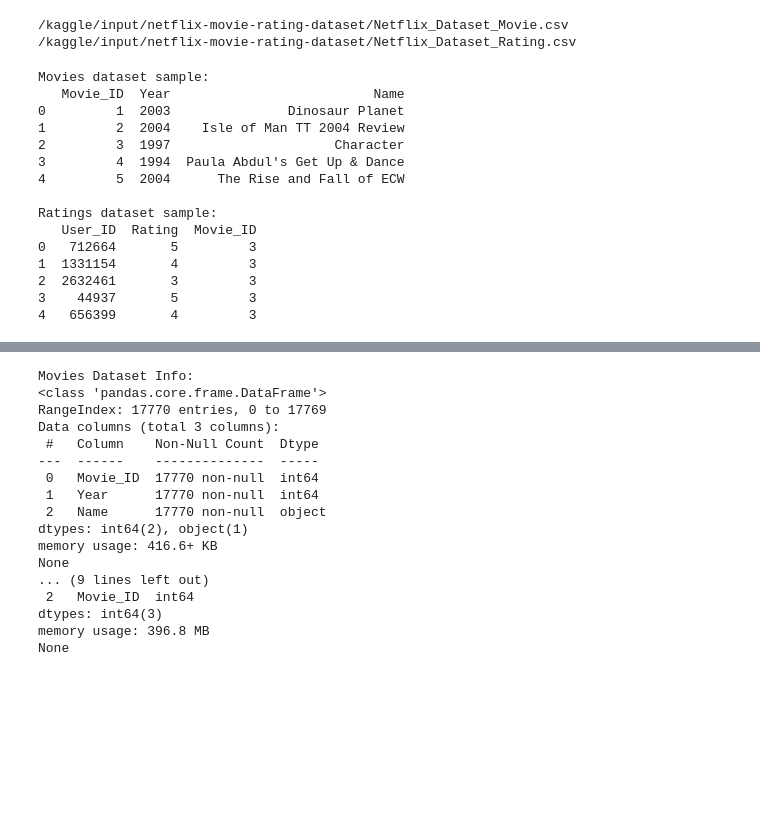
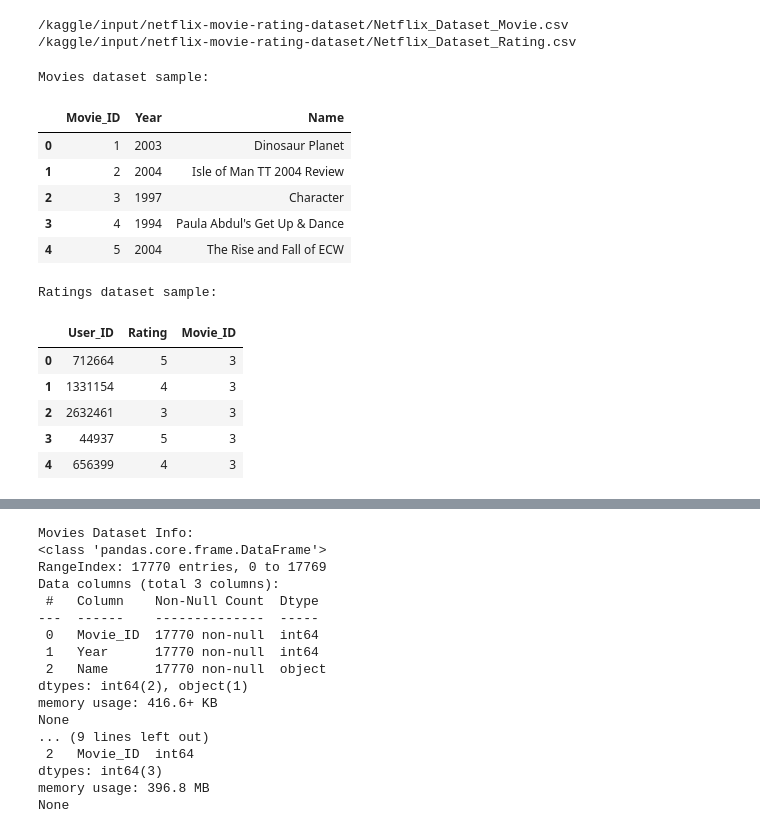
Before and after one commit to lorenzo-arcioni/Computer-Science-Sapienza, a Jupyter notebook: Big Data Computing/Second/netflix_dataset_eda.ipynb, the cells around one changed output, grey strips where cells are left out. Saved outputs shown, nothing was run; the diff lists cells and outputs as text; code cells hidden in the pictures; blank space fills up the shorter version.

```diff
--- a/Big Data Computing/Second/netflix_dataset_eda.ipynb
+++ b/Big Data Computing/Second/netflix_dataset_eda.ipynb
@@ -36,26 +36,26 @@ ratings_file = "./data/Netflix_Dataset_Rating.csv"
 # %%
 # Load movie data
 movies_df = pd.read_csv(movies_file)
 print("Movies dataset sample:")
-print(movies_df.head(), "\n")
-
-# Load ratings data
-ratings_df = pd.read_csv(ratings_file)
-print("Ratings dataset sample:")
-print(ratings_df.head(), "\n")
+movies_df.head()
 # %% [output]
 Movies dataset sample:
-   Movie_ID  Year                          Name
-0         1  2003               Dinosaur Planet
-1         2  2004    Isle of Man TT 2004 Review
-2         3  1997                     Character
-3         4  1994  Paula Abdul's Get Up & Dance
-4         5  2004      The Rise and Fall of ECW
-
-Ratings dataset sample:
-   User_ID  Rating  Movie_ID
-0   712664       5         3
-1  1331154       4         3
-2  2632461       3         3
-3    44937       5         3
-4   656399       4         3
+|  | Movie_ID | Year | Name |
+| 0 | 1 | 2003 | Dinosaur Planet |
+| 1 | 2 | 2004 | Isle of Man TT 2004 Review |
+| 2 | 3 | 1997 | Character |
+| 3 | 4 | 1994 | Paula Abdul's Get Up & Dance |
+| 4 | 5 | 2004 | The Rise and Fall of ECW |
+# %%
+# Load ratings data
+ratings_df = pd.read_csv(ratings_file)
+print("Ratings dataset sample:")
+ratings_df.head()
+# %% [output]
+Ratings dataset sample:
+|  | User_ID | Rating | Movie_ID |
+| 0 | 712664 | 5 | 3 |
+| 1 | 1331154 | 4 | 3 |
+| 2 | 2632461 | 3 | 3 |
+| 3 | 44937 | 5 | 3 |
+| 4 | 656399 | 4 | 3 |
```
Also changed, not shown: parts of 2 cells of this notebook, 2 other files.
